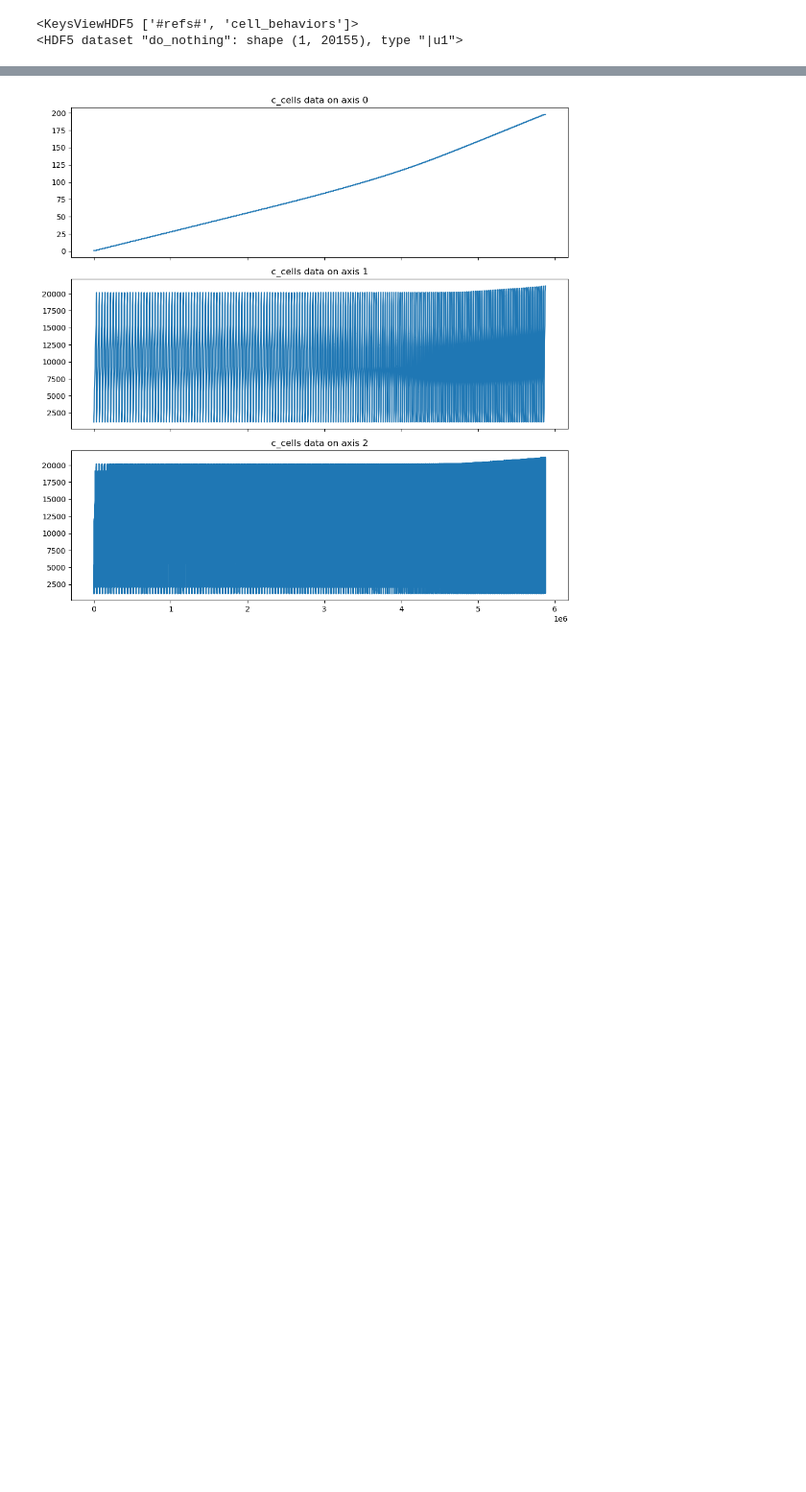
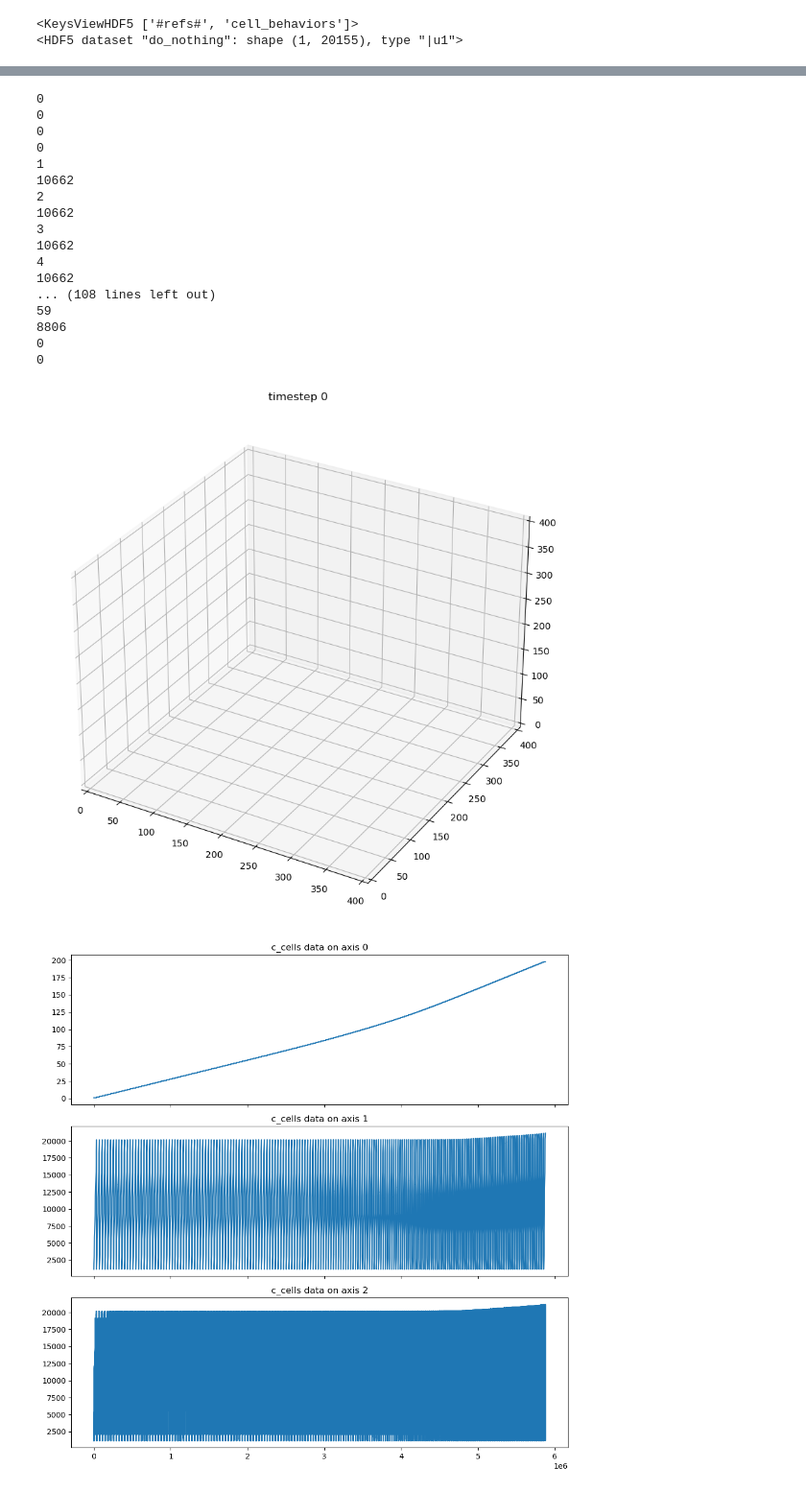
Before and after one commit to JakobSchauser/Thesis, a Jupyter notebook: DeconstructingGastrulation-Data/stas.ipynb, the cells around one changed output, grey strips where cells are left out. Shown at 96% size. Saved outputs shown, nothing was run; the diff lists cells and outputs as text; code cells hidden in the pictures; blank space fills up the shorter version.

```diff
--- a/DeconstructingGastrulation-Data/stas.ipynb
+++ b/DeconstructingGastrulation-Data/stas.ipynb
@@ -59,3 +81,58 @@ c_cells.shape
+# %%
+import matplotlib.pyplot as plt
+from matplotlib.animation import FuncAnimation
+
+# make 3d animation of the data
+
+fig = plt.figure(figsize=(10,10))
+ax = fig.add_subplot(111, projection='3d')
+
+N_fist_idx = (c_cells[0,:] == 1).sum()
+
+
+
+def func(i):
+    print(i)
+    ax.clear()
+    indx = c_cells[0,:] == i
+
+    # make sure there is only N_fist_idx cells in any frame
+    if indx.sum() > N_fist_idx:
+        trueindx = np.where(indx)[0]
+        indx[trueindx[N_fist_idx:]] = False
+
+    print(indx.sum())
+    ax.scatter(500-c_cells[3,indx], c_cells[2,indx],c_cells[4,indx], c='blue', marker='o')
+    ax.set_title(f"timestep {i}")
+
+    ax.set_xlim(0, 400)
+    ax.set_ylim(0, 400)
+    ax.set_zlim(0, 400)
+
+
+
+ani = FuncAnimation(fig, func, frames=range(0, 60), interval=100)
+
+ani.save('animation.mp4')
+# %% [output]
+0
+0
+0
+0
+1
+10662
+2
+10662
+3
+10662
+4
+10662
+... (108 lines left out)
+59
+8806
+0
+0
+[figure, added]
 # %%
 import matplotlib.pyplot as plt
 
```
Also changed, not shown: parts of 6 cells of this notebook, 2 other files.
